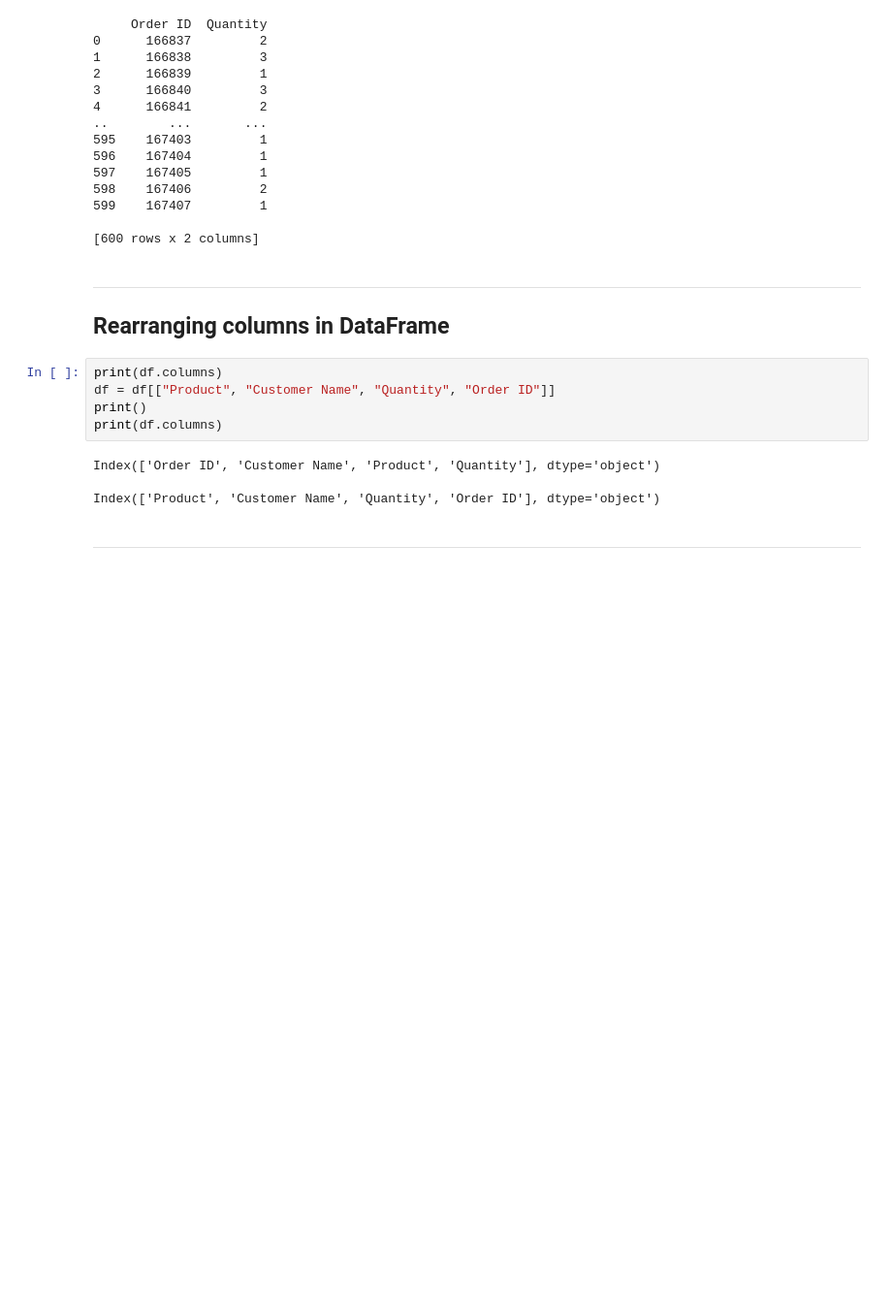
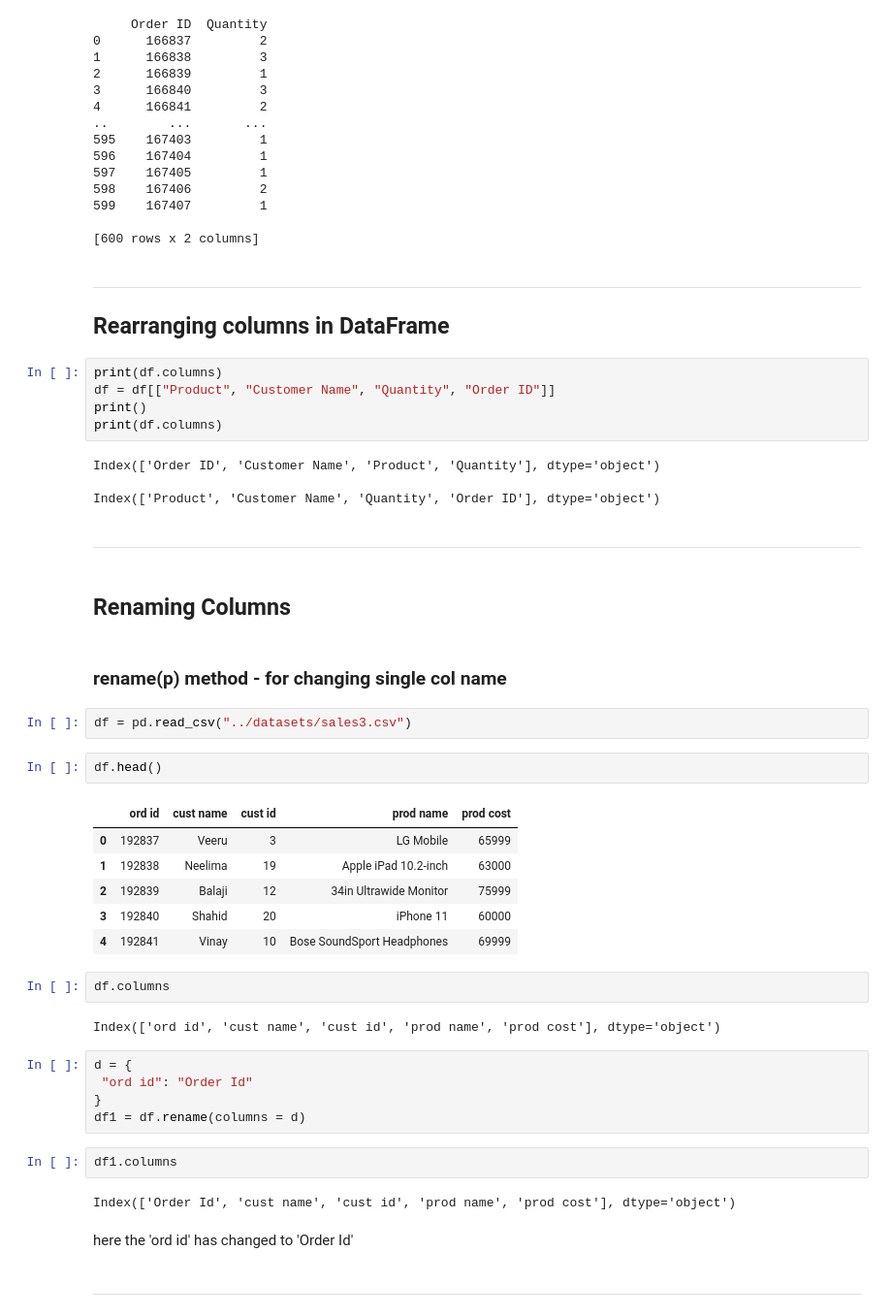
Before and after one commit to ilajnae/hands-on-data-science-with-python, a Jupyter notebook: pandas/8.DataFrame-Methods.ipynb, the cells around one changed output. Shown at 97% size. Cells and saved outputs as stored; diff of their text form; blank space fills up the shorter version.

Commit message:
dataframe-methods

```diff
--- a/pandas/8.DataFrame-Methods.ipynb
+++ b/pandas/8.DataFrame-Methods.ipynb
@@ -207,3 +215,36 @@ Index(['Order ID', 'Customer Name', 'Product', 'Quantity'], dtype='object')
 Index(['Product', 'Customer Name', 'Quantity', 'Order ID'], dtype='object')
 # %% [markdown]
 ---
+# %% [markdown]
+
+## Renaming Columns
+# %% [markdown]
+### rename(p) method - for changing single col name
+# %%
+df = pd.read_csv("../datasets/sales3.csv")
+# %%
+df.head()
+# %% [output]
+|  | ord id | cust name | cust id | prod name | prod cost |
+| 0 | 192837 | Veeru | 3 | LG Mobile | 65999 |
+| 1 | 192838 | Neelima | 19 | Apple iPad 10.2-inch | 63000 |
+| 2 | 192839 | Balaji | 12 | 34in Ultrawide Monitor | 75999 |
+| 3 | 192840 | Shahid | 20 | iPhone 11 | 60000 |
+| 4 | 192841 | Vinay | 10 | Bose SoundSport Headphones | 69999 |
+# %%
+df.columns
+# %% [output]
+Index(['ord id', 'cust name', 'cust id', 'prod name', 'prod cost'], dtype='object')
+# %%
+d = {
+ "ord id": "Order Id"
+}
+df1 = df.rename(columns = d)
+# %%
+df1.columns
+# %% [output]
+Index(['Order Id', 'cust name', 'cust id', 'prod name', 'prod cost'], dtype='object')
+# %% [markdown]
+here the 'ord id' has changed to 'Order Id'
+# %% [markdown]
+---
```
Also changed, not shown: parts of 29 cells of this notebook, 1 other file.
